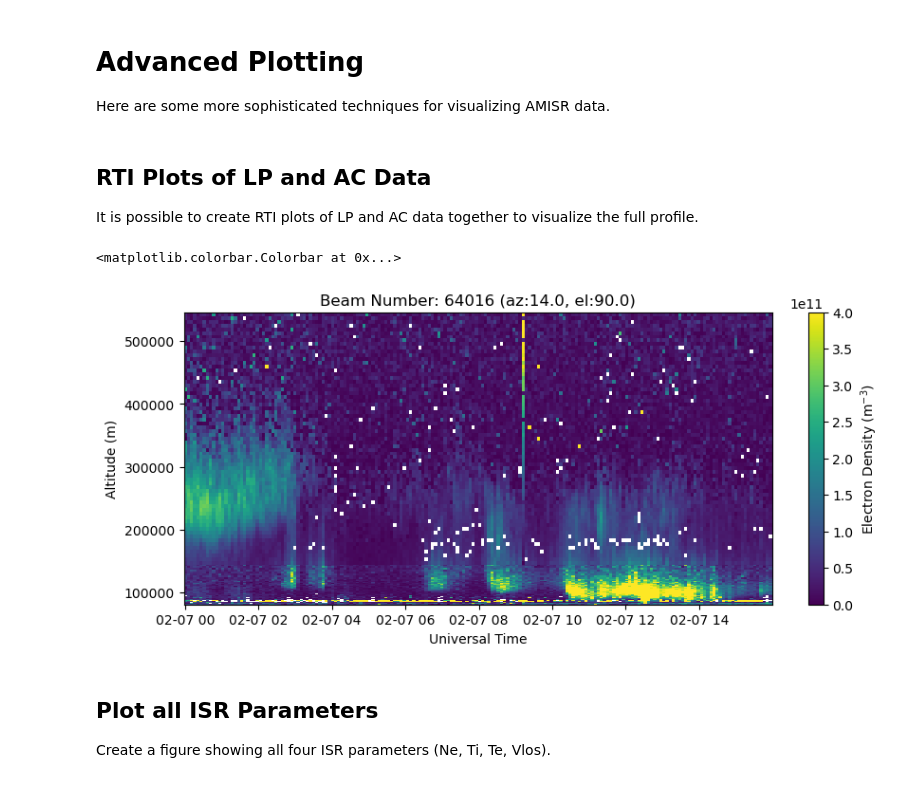
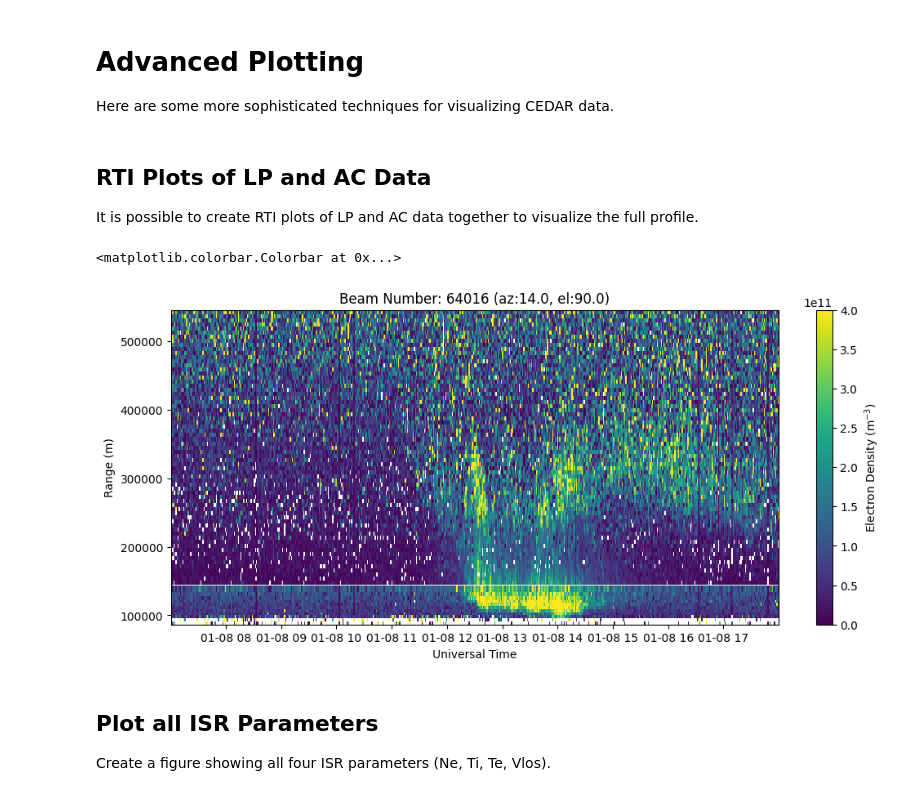
Before and after one commit to amisr/amisr_user_manual, a Jupyter notebook: advanced_plotting_madrigal.ipynb, the cells around one changed output. Drawn from its saved outputs; the diff is of its cells as text; code cells hidden in the pictures.

Commit message:
modified advanced plotting and vvelv

```diff
--- a/advanced_plotting_madrigal.ipynb
+++ b/advanced_plotting_madrigal.ipynb
@@ -1,6 +1,6 @@
 # %% [markdown]
 # Advanced Plotting
-Here are some more sophisticated techniques for visualizing AMISR data.
+Here are some more sophisticated techniques for visualizing CEDAR data.
 # %%
 import numpy as np
 import h5py
@@ -11,48 +11,75 @@ import cartopy.crs as ccrs
 ## RTI Plots of LP and AC Data
 It is possible to create RTI plots of LP and AC data together to visualize the full profile.
 # %%
-filename_lp = 'data/20200207.001_lp_5min-fitcal.h5'
-filename_ac = 'data/20200207.001_ac_5min-fitcal.h5'
+filename_lp = 'data/pfa20240108.001_lp_fit_01min.001.h5'
+filename_ac = 'data/pfa20240108.001_ac_fit_01min.001.h5'
 # %%
 with h5py.File(filename_lp, 'r') as h5:
-    beamcodes = h5['BeamCodes'][:]
-    bidx = np.argmax(beamcodes[:,2])
-    alt_lp = h5['FittedParams/Altitude'][bidx,:]
-    ne_lp = h5['FittedParams/Ne'][:,bidx,:]
-    utime_lp = h5['Time/UnixTime'][:,0]
+    elms = []
+    bmid = []
+    for key in h5['Data/Array Layout'].keys():
+        elms.append(np.array(h5['Data/Array Layout'][key]['1D Parameters']['elm'][0]))
+        bmid.append(np.array(h5['Data/Array Layout'][key]['1D Parameters']['beamid'][0]))
+    elms = np.array(elms)
+    bmid = np.array(bmid)
+
+    idx = np.argmax(elms)
+    max_beam = bmid[idx]
+    bidx = f'Array with beamid={max_beam} '
+
+    rng_lp = np.array(h5['Data/Array Layout'][bidx]['range'])
+    ne_lp = np.array(h5['Data/Array Layout'][bidx]['2D Parameters']['ne']).T
+    utime_lp = np.array(h5['Data/Array Layout'][bidx]['timestamps'])
+
 
 time_lp = utime_lp.astype('datetime64[s]')
-ne_lp = ne_lp[:,np.isfinite(alt_lp)]
-alt_lp = alt_lp[np.isfinite(alt_lp)]
+ne_lp = ne_lp[:,np.isfinite(rng_lp)]
+rng_lp = rng_lp[np.isfinite(rng_lp)]
+
 
 with h5py.File(filename_ac, 'r') as h5:
-    beamcodes = h5['BeamCodes'][:]
-    bidx = np.argmax(beamcodes[:,2])
-    alt_ac = h5['FittedParams/Altitude'][bidx,:]
-    ne_ac = h5['FittedParams/Ne'][:,bidx,:]
-    utime_ac = h5['Time/UnixTime'][:,0]
+    elms = []
+    bmid = []
+    for key in h5['Data/Array Layout'].keys():
+        elms.append(np.array(h5['Data/Array Layout'][key]['1D Parameters']['elm'][0]))
+        bmid.append(np.array(h5['Data/Array Layout'][key]['1D Parameters']['beamid'][0]))
+    elms = np.array(elms)
+    bmid = np.array(bmid)
+
+    idx = np.argmax(elms)
+    max_beam = bmid[idx]
+    bidx = f'Array with beamid={max_beam} '
+
+    rng_ac = np.array(h5['Data/Array Layout'][bidx]['range'])
+    ne_ac = np.array(h5['Data/Array Layout'][bidx]['2D Parameters']['ne']).T
+    utime_ac = np.array(h5['Data/Array Layout'][bidx]['timestamps'])
+
+    azm = h5['Data/Array Layout'][bidx]['1D Parameters']['azm'][0]
+    elm = h5['Data/Array Layout'][bidx]['1D Parameters']['elm'][0]
+    beamid = h5['Data/Array Layout'][bidx]['1D Parameters']['beamid'][0]
+
 
 time_ac = utime_ac.astype('datetime64[s]')
-ne_ac = ne_ac[:,np.isfinite(alt_ac)]
-alt_ac = alt_ac[np.isfinite(alt_ac)]
+ne_ac = ne_ac[:,np.isfinite(rng_ac)]
+rng_ac = rng_ac[np.isfinite(rng_ac)]
 
-cutoff_alt = 150.*1000.
-aidx_ac = np.argmin(np.abs(alt_ac-cutoff_alt))
-aidx_lp = np.argmin(np.abs(alt_lp-cutoff_alt))
+cutoff_rng = 150.*1000.
+aidx_ac = np.argmin(np.abs(rng_ac-cutoff_rng))
+aidx_lp = np.argmin(np.abs(rng_lp-cutoff_rng))
 
-fig = plt.figure(figsize=(10,4))
+fig = plt.figure(figsize=(12,5))
 ax = fig.add_subplot(111)
 
-c = ax.pcolormesh(time_ac, alt_ac[:aidx_ac], ne_ac[:,:aidx_ac].T, vmin=0., vmax=4.e11)
-c = ax.pcolormesh(time_lp, alt_lp[aidx_lp:], ne_lp[:,aidx_lp:].T, vmin=0., vmax=4.e11)
+c = ax.pcolormesh(time_ac, rng_ac[:aidx_ac], ne_ac[:,:aidx_ac].T, vmin=0., vmax=4.e11)
+c = ax.pcolormesh(time_lp, rng_lp[aidx_lp:], ne_lp[:,aidx_lp:].T, vmin=0., vmax=4.e11)
 
 ax.set_xlabel('Universal Time')
-ax.set_ylabel('Altitude (m)')
-ax.set_title('Beam Number: {:.0f} (az:{:.1f}, el:{:.1f})'.format(beamcodes[bidx,0], beamcodes[bidx,1], beamcodes[bidx,2]))
+ax.set_ylabel('Range (m)')
+ax.set_title('Beam Number: {:.0f} (az:{:.1f}, el:{:.1f})'.format(beamid, azm, elm))
 fig.colorbar(c, label=r'Electron Density (m$^{-3}$)')
 # %% [output]
 <matplotlib.colorbar.Colorbar at 0x...>
-[figure, old version]
+[figure, new version]
 # %% [markdown]
 ## Plot all ISR Parameters
 Create a figure showing all four ISR parameters (Ne, Ti, Te, Vlos).
```
Also changed, not shown: parts of 4 cells of this notebook, 2 other files.
